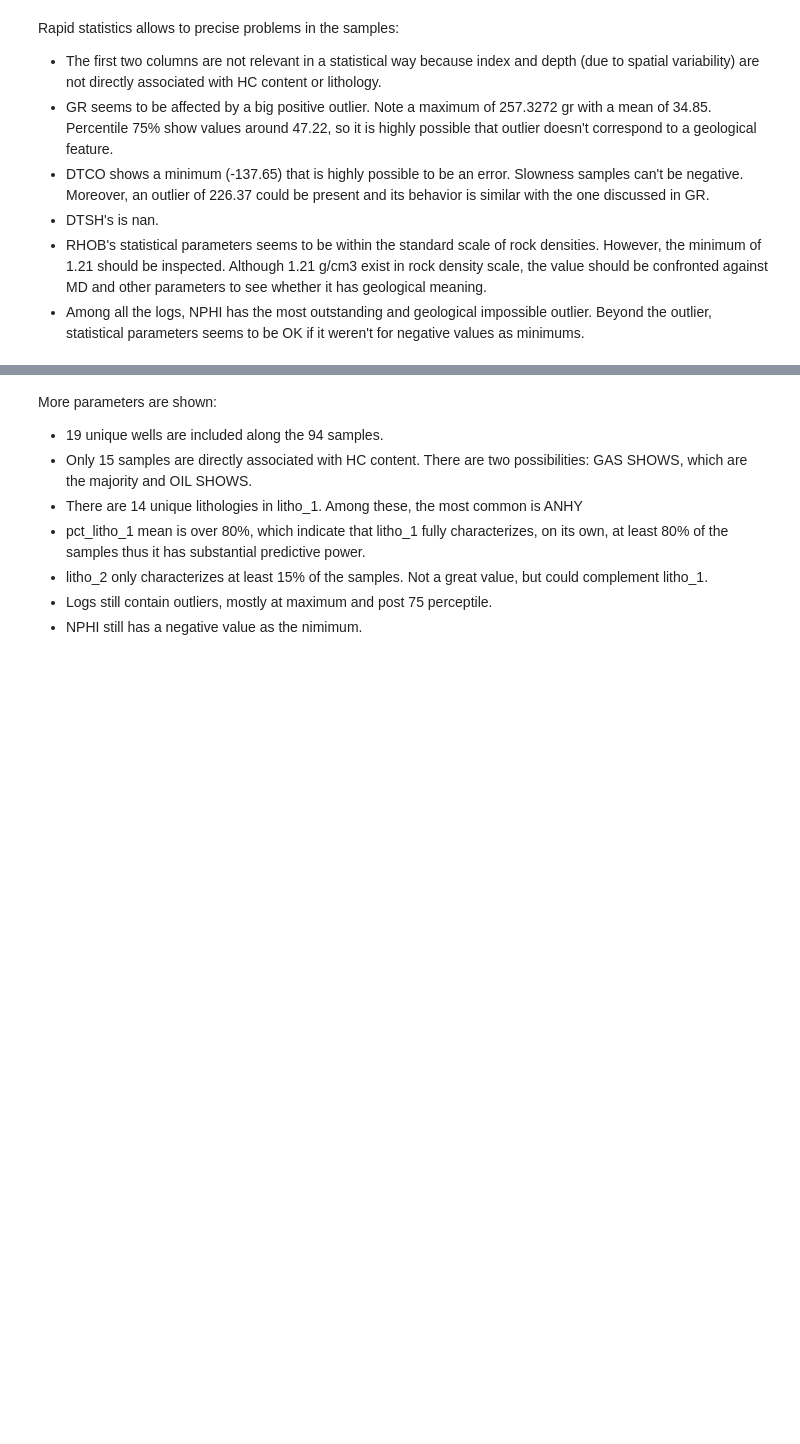
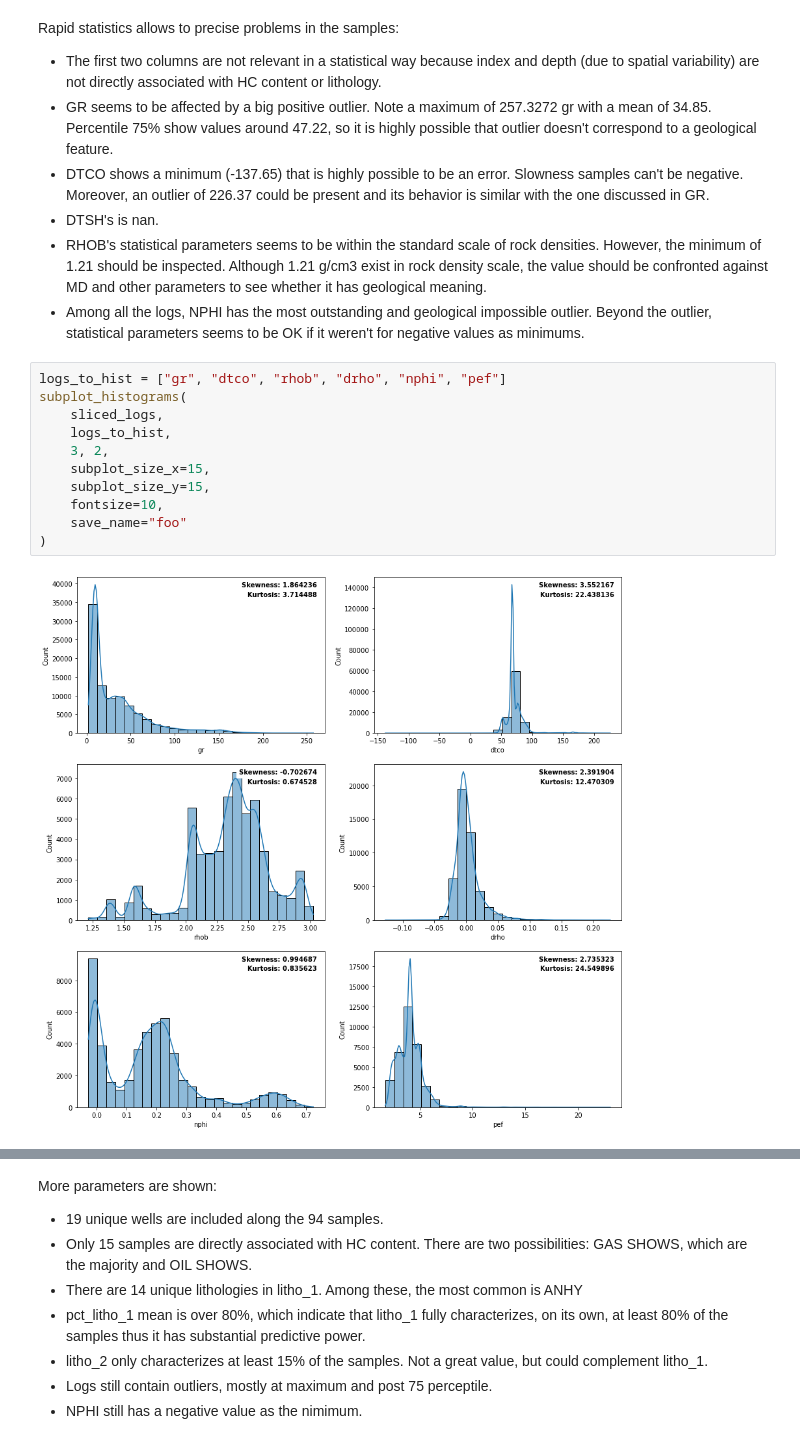
Before and after one commit to lsdR94/OpendTect_wells_to_PSQL, a Jupyter notebook: Data_Analysis.ipynb, the cells around one changed output, grey strips where cells are left out. Drawn from its saved outputs; the diff is of its cells as text; blank space fills up the shorter version.

```diff
--- a/Data_Analysis.ipynb
+++ b/Data_Analysis.ipynb
@@ -224,3 +278,16 @@ Rapid statistics allows to precise problems in the samples:
 - DTSH's is nan.
 - RHOB's statistical parameters seems to be within the standard scale of rock densities. However, the minimum of 1.21 should be inspected. Although 1.21 g/cm3 exist in rock density scale, the value should be confronted against MD and other parameters to see whether it has geological meaning.
 - Among all the logs, NPHI has the most outstanding and geological impossible outlier. Beyond the outlier, statistical parameters seems to be OK if it weren't for negative values as minimums.
+# %%
+logs_to_hist = ["gr", "dtco", "rhob", "drho", "nphi", "pef"]
+subplot_histograms(
+    sliced_logs,
+    logs_to_hist,
+    3, 2,
+    subplot_size_x=15,
+    subplot_size_y=15,
+    fontsize=10,
+    save_name="foo"
+)
+# %% [output]
+[figure, added]
```
Also changed, not shown: parts of 19 cells of this notebook.
